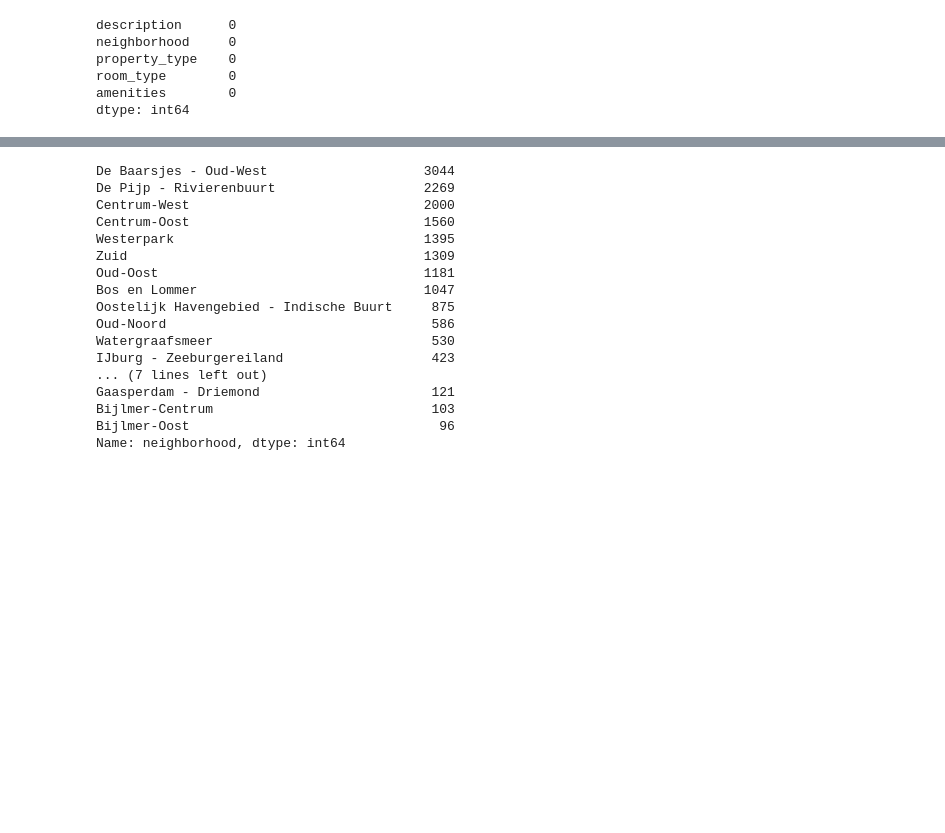
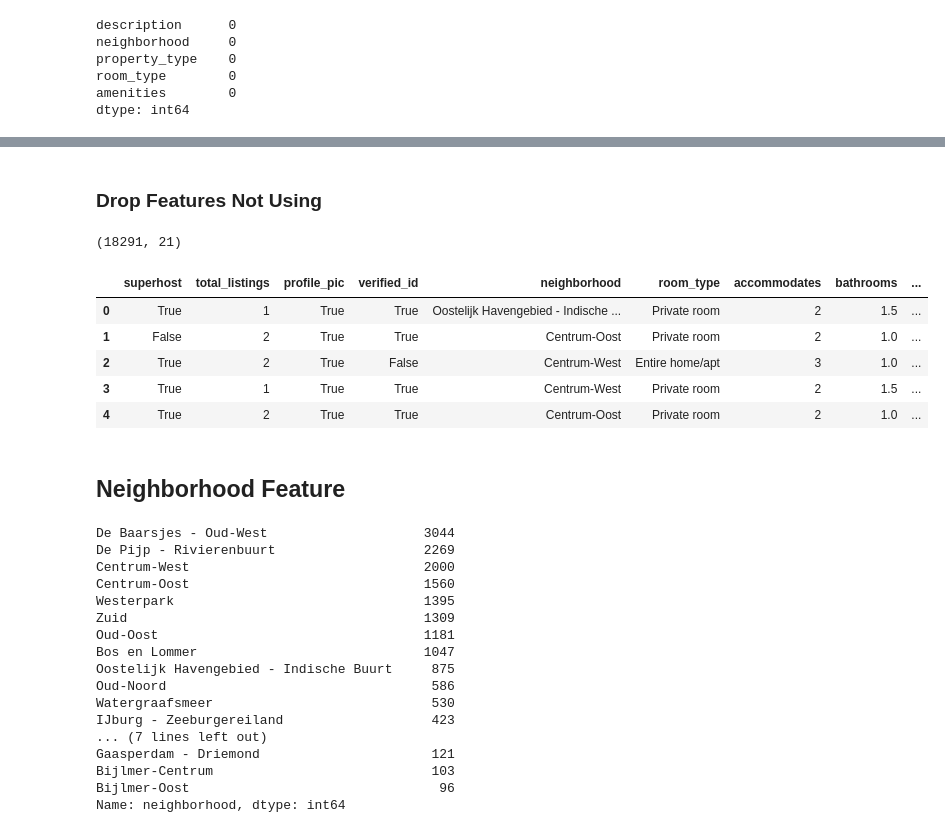
Before and after one commit to BW-TT-158-AirBnB/Data-Science-Unit3-and-Unit4, a Jupyter notebook: notebooks/BW4_Airbnb_NLP_Notebook.ipynb, the cells around one changed output, grey strips where cells are left out. Drawn from its saved outputs; the diff is of its cells as text; code cells hidden in the pictures; blank space fills up the shorter version.

```diff
--- a/notebooks/BW4_Airbnb_NLP_Notebook.ipynb
+++ b/notebooks/BW4_Airbnb_NLP_Notebook.ipynb
@@ -100,3 +104,30 @@ dtype: int64
+# %% [markdown]
+### Drop Features Not Using
+# %%
+# Need to drop description feature for now, will circle back if time allows
+# Need to also drop a few other features that I don't think will add a lot of
+#   value to try to reduce the chance of the curse of dimensionality because
+#   I will be using OneHotEncoding on the text features.
+amsterdam.drop(columns=['description', 'latitude', 'longitude',
+                         'property_type', 'avail_next_30_days',
+                         'avail_next_60_days', 'avail_next_90_days',
+                         'accuracy_score', 'cleanliness_score', 'checkin_score',
+                         'communication_score', 'location_score', 'value_score'],
+               inplace=True)
+
+# Check my work
+print(amsterdam.shape)
+amsterdam.head()
+# %% [output]
+(18291, 21)
+|  | superhost | total_listings | profile_pic | verified_id | neighborhood | room_type | accommodates | bathrooms | ... |
+| 0 | True | 1 | True | True | Oostelijk Havengebied - Indische ... | Private room | 2 | 1.5 | ... |
+| 1 | False | 2 | True | True | Centrum-Oost | Private room | 2 | 1.0 | ... |
+| 2 | True | 2 | True | False | Centrum-West | Entire home/apt | 3 | 1.0 | ... |
+| 3 | True | 1 | True | True | Centrum-West | Private room | 2 | 1.5 | ... |
+| 4 | True | 2 | True | True | Centrum-Oost | Private room | 2 | 1.0 | ... |
+# %% [markdown]
+## Neighborhood Feature
 # %%
 # Check the unique values in the neigborhood feature
 txt_df['neighborhood'].value_counts()
```
Also changed, not shown: parts of 52 cells of this notebook.
